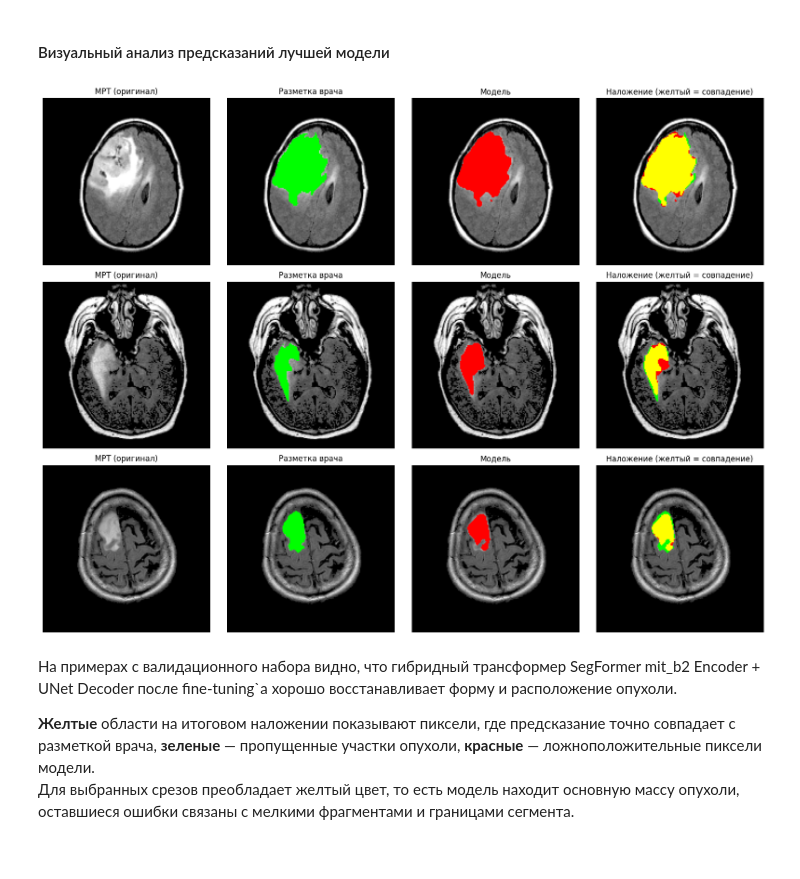
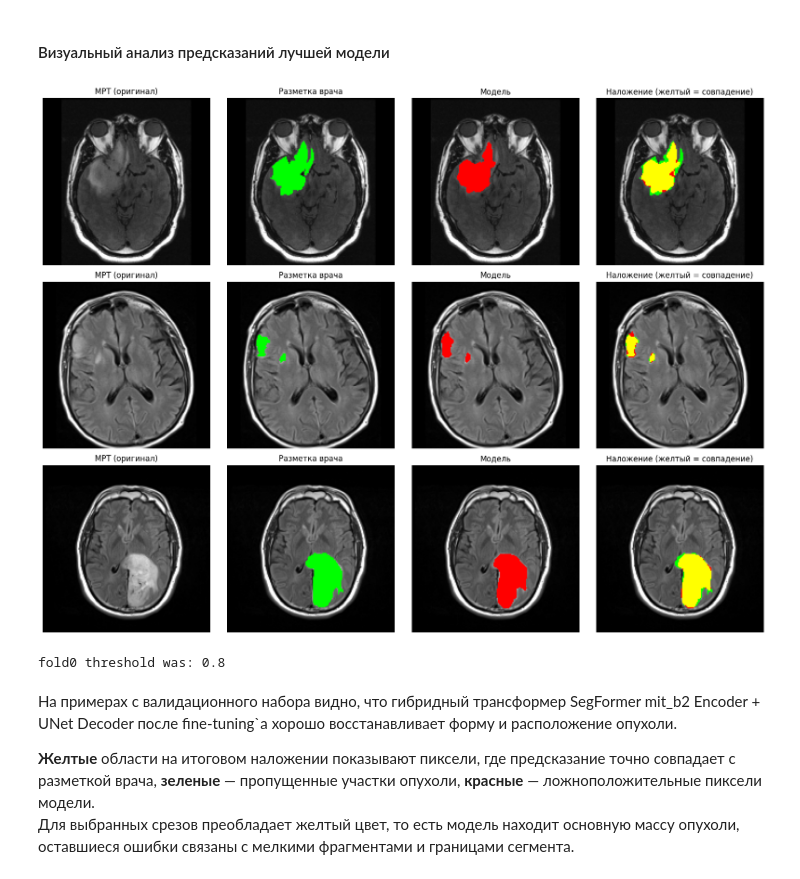
Before and after one commit to akslv03/MFDP, a Jupyter notebook: EDA&compare_models.ipynb, the cells around one changed output. Cells and saved outputs as stored; diff of their text form; code cells hidden in the pictures.

```diff
--- a/EDA&compare_models.ipynb
+++ b/EDA&compare_models.ipynb
@@ -26,7 +25,7 @@ from skimage.io import imread
 # %% [markdown]
 Обходим все папки с нашим датасетом, находим все снимки МРТ и маски (разметку опухолей), и сохраняем точные пути к ним. Сортировка гарантирует, что каждый снимок МРТ будет строго соответствовать своей маске.
 # %%
-DATA_PATH = "/Users/nastik/Downloads/archive/kaggle_3m"
+DATA_PATH = Path(kagglehub.dataset_download("mateuszbuda/lgg-mri-segmentation")) / "kaggle_3m"
 
 images_paths = []
 masks_paths = []
@@ -1357,0 +843,8 @@ Epoch 11 | Train Loss: 0.0576 | Val Loss: 0.1165 | Val Dice: 0.8790
+# %%
+cv_scratch = []
+for i, fold in enumerate(folds):
+    tr = subset_dataset(all_data, fold["train"])
+    va = subset_dataset(all_data, fold["val"])
+    cv_scratch.append(train_one_fold("unet_scratch", i, tr, va))
+print("scratch mean±std:", np.mean([x["dice_volume"] for x in cv_scratch]),
+      np.std([x["dice_volume"] for x in cv_scratch]))
@@ -1357,0 +870,8 @@ Epoch 11 | Train Loss: 0.0576 | Val Loss: 0.1165 | Val Dice: 0.8790
+# %%
+cv_unetpp = []
+for i, fold in enumerate(folds):
+    tr = subset_dataset(all_data, fold["train"])
+    va = subset_dataset(all_data, fold["val"])
+    cv_unetpp.append(train_one_fold("unetpp_effb3", i, tr, va))
+print("unetpp mean±std:", np.mean([x["dice_volume"] for x in cv_unetpp]),
+      np.std([x["dice_volume"] for x in cv_unetpp]))
@@ -1357,0 +898,8 @@ Epoch 11 | Train Loss: 0.0576 | Val Loss: 0.1165 | Val Dice: 0.8790
+# %%
+cv_mit = []
+for i, fold in enumerate(folds):
+    tr = subset_dataset(all_data, fold["train"])
+    va = subset_dataset(all_data, fold["val"])
+    cv_mit.append(train_one_fold("unet_mit_b2", i, tr, va))
+print("mit_b2 mean±std:", np.mean([x["dice_volume"] for x in cv_mit]),
+      np.std([x["dice_volume"] for x in cv_mit]))
@@ -1554,7 +1015,7 @@ evaluate_all_steps_per_volume(model=best_unet, loader_valid=loader_valid, device
 # %% [markdown]
 #### Визуальный анализ предсказаний лучшей модели
 # %%
-def visualize_predictions(model_path, dataset_dict, num_samples=3):
+def visualize_predictions(model_path, dataset_dict, num_samples=3, threshold=0.5):
     viz_dataset = FastBrainDataset(dataset_dict, transform=None, random_sampling=False)
     device = torch.device("cuda:0" if torch.cuda.is_available() else "cpu")
 
@@ -1587,7 +1048,8 @@ def visualize_predictions(model_path, dataset_dict, num_samples=3):
             imagenet_normalize = T.Normalize(mean=[0.485, 0.456, 0.406], std=[0.229, 0.224, 0.225])
             x = imagenet_normalize(image_tensor).unsqueeze(0).to(device)
             pred = model(x)
-            pred_mask = (pred.squeeze().cpu().numpy() > 0.5).astype(np.float32)
+            prob = pred.squeeze().cpu().numpy()
+            pred_mask = postprocess_mask(prob, threshold=threshold).astype(np.float32)
 
         img = image_tensor[1].numpy()
         true_mask = mask_tensor.squeeze().numpy()
@@ -1604,35 +1066,42 @@ def visualize_predictions(model_path, dataset_dict, num_samples=3):
         overlay_true = img_rgb.copy()
         overlay_true[true_mask == 1] = [0, 1, 0]
         plt.imshow(overlay_true)
         plt.title("Разметка врача")
         plt.axis('off')
 
         plt.subplot(num_samples, 4, i * 4 + 3)
         overlay_pred = img_rgb.copy()
         overlay_pred[pred_mask == 1] = [1, 0, 0]
         plt.imshow(overlay_pred)
         plt.title("Модель")
         plt.axis('off')
 
         plt.subplot(num_samples, 4, i * 4 + 4)
         overlay_blend = img_rgb.copy()
         overlay_blend[true_mask == 1] = [0, 1, 0]
 
         overlay_blend[(pred_mask == 1) & (true_mask == 1)] = [1, 1, 0]
         overlay_blend[(pred_mask == 1) & (true_mask == 0)] = [1, 0, 0]
         overlay_blend[(pred_mask == 0) & (true_mask == 1)] = [0, 1, 0]
 
 
         plt.imshow(overlay_blend)
         plt.title("Наложение (желтый = совпадение)")
         plt.axis('off')
 
     plt.tight_layout()
     plt.show()
 
-visualize_predictions("unet_transformer_finetuned_best.pt", valid_data, num_samples=3)
+
+w = str(Path(weights_path) / "unet_mit_b2" / "fold0_best.pt")
+va = subset_dataset(all_data, folds[0]["val"])
+thr = cv_mit[0]["threshold"]
+
+visualize_predictions(w, va, num_samples=3, threshold=thr)
+print("fold0 threshold was:", thr)
 # %% [output]
-[figure, old version]
+[figure, new version]
+fold0 threshold was: 0.8
 # %% [markdown]
 На примерах с валидационного набора видно, что гибридный трансформер SegFormer mit_b2 Encoder + UNet Decoder после fine-tuning`а хорошо восстанавливает форму и расположение опухоли.
 
```
Also changed, not shown: parts of 42 cells of this notebook.
